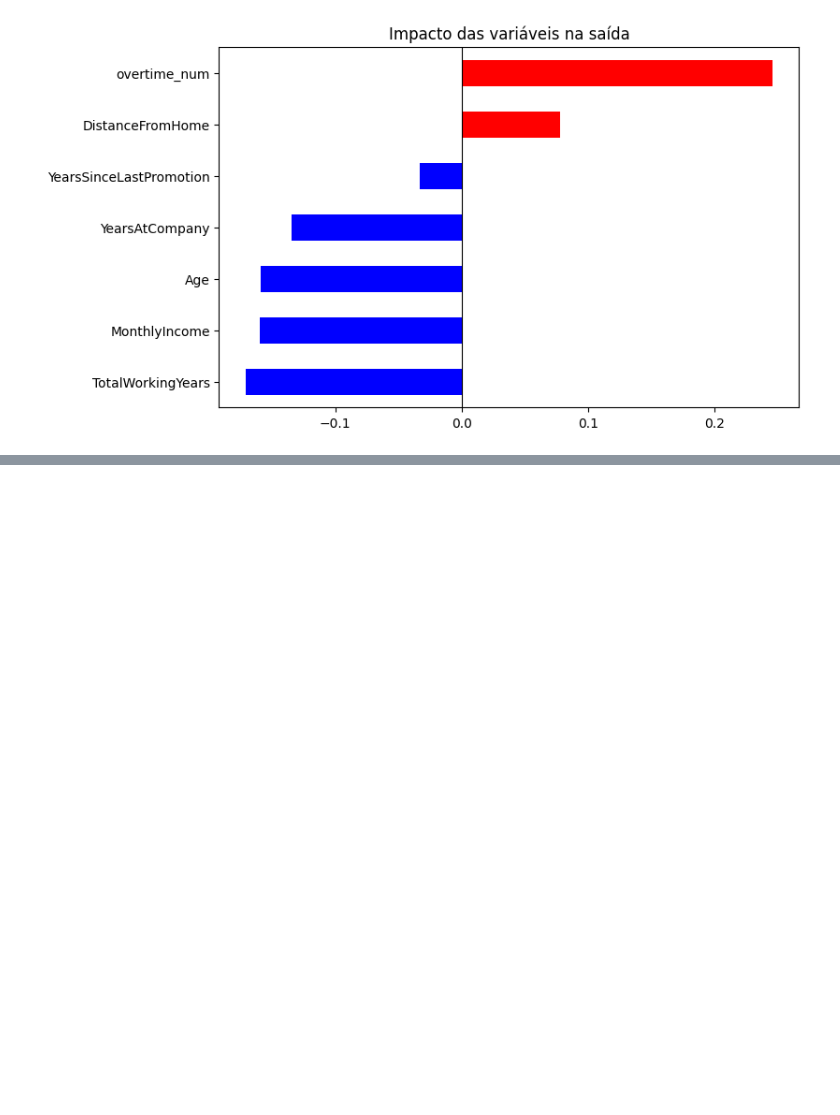
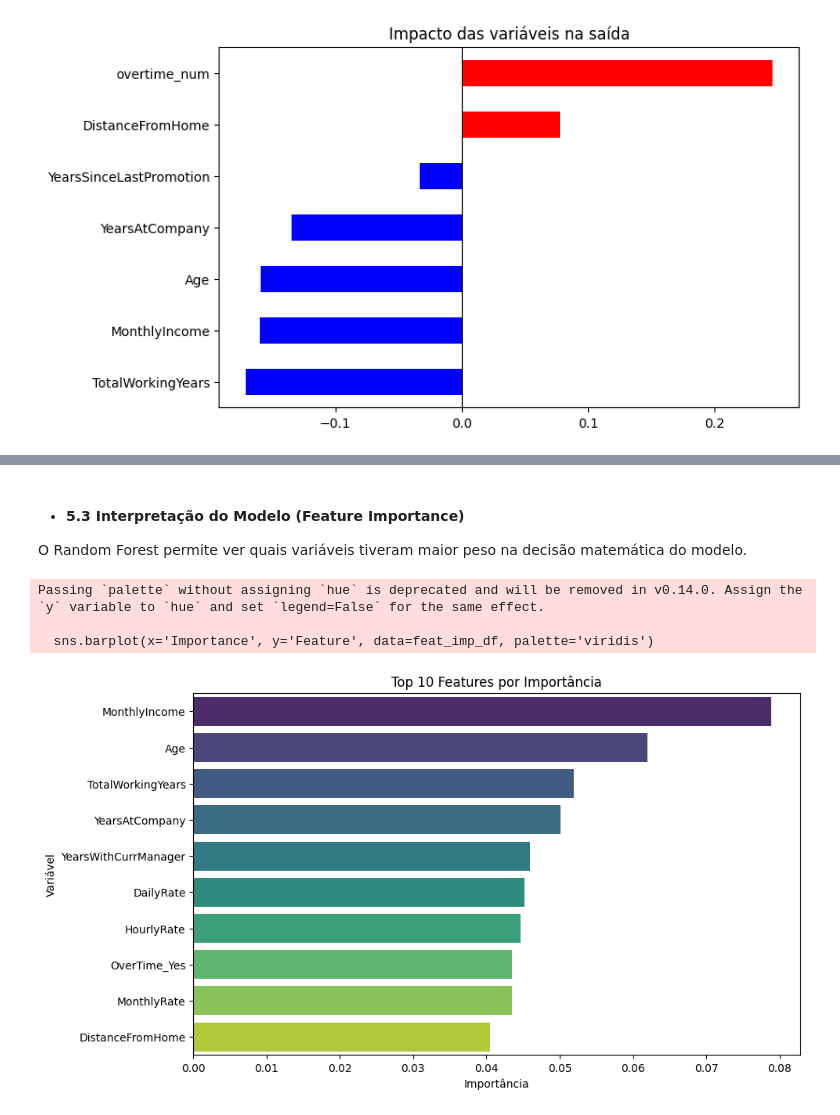
Before and after one commit to 1Pereira/people-analytics, a Jupyter notebook: notebooks/people-analytics.ipynb, the cells around one changed output, grey strips where cells are left out. Drawn from its saved outputs; the diff is of its cells as text; code cells hidden in the pictures; blank space fills up the shorter version.

```diff
--- a/notebooks/people-analytics.ipynb
+++ b/notebooks/people-analytics.ipynb
@@ -194,0 +257,25 @@ plt.show()
+# %%
+X = df_ml.drop('Attrition', axis=1)
+y = df_ml['Attrition']
+
+X_train, X_test, y_train, y_test = train_test_split(X, y, test_size=0.3, random_state=42, stratify=y)
+# %%
+rf_model = RandomForestClassifier(n_estimators=100, random_state=42, class_weight='balanced')
+rf_model.fit(X_train, y_train)
+
+y_proba = rf_model.predict_proba(X_test)[:, 1]
+
+print(f"{'Limiar':<10} | {'Precision':<10} | {'Recall':<10} | {'F1-Score':<10}")
+print("-" * 46)
+
+thresholds = [0.50, 0.40, 0.30, 0.25, 0.20, 0.15]
+
+for t in thresholds:
+    y_pred_t = (y_proba >= t).astype(int)
+    report = classification_report(y_test, y_pred_t, output_dict=True)
+
+    prec = report['1']['precision']
+    rec = report['1']['recall']
+    f1 = report['1']['f1-score']
+
+    print(f"{t:<10} | {prec:.2f}{'':<6} | {rec:.2f}{'':<6} | {f1:.2f}")
@@ -194,0 +291,23 @@ plt.show()
+# %% [markdown]
+* #### 5.3 Interpretação do Modelo (Feature Importance)
+O Random Forest permite ver quais variáveis tiveram maior peso na decisão matemática do modelo.
+# %%
+importances = rf_model.feature_importances_
+feature_names = X.columns
+
+feat_imp_df = pd.DataFrame({'Feature': feature_names, 'Importance': importances})
+feat_imp_df = feat_imp_df.sort_values(by='Importance', ascending=False).head(10)
+
+plt.figure(figsize=(10,6))
+sns.barplot(x='Importance', y='Feature', data=feat_imp_df, palette='viridis')
+plt.title('Top 10 Features por Importância')
+plt.xlabel('Importância')
+plt.ylabel('Variável')
+
+plt.savefig('../img/feature_importance.png', bbox_inches='tight', dpi=100)
+plt.show()
+# %% [output]
+Passing `palette` without assigning `hue` is deprecated and will be removed in v0.14.0. Assign the `y` variable to `hue` and set `legend=False` for the same effect.
+
+  sns.barplot(x='Importance', y='Feature', data=feat_imp_df, palette='viridis')
+[figure, added]
```
Also changed, not shown: parts of 12 cells of this notebook, 3 other files.
